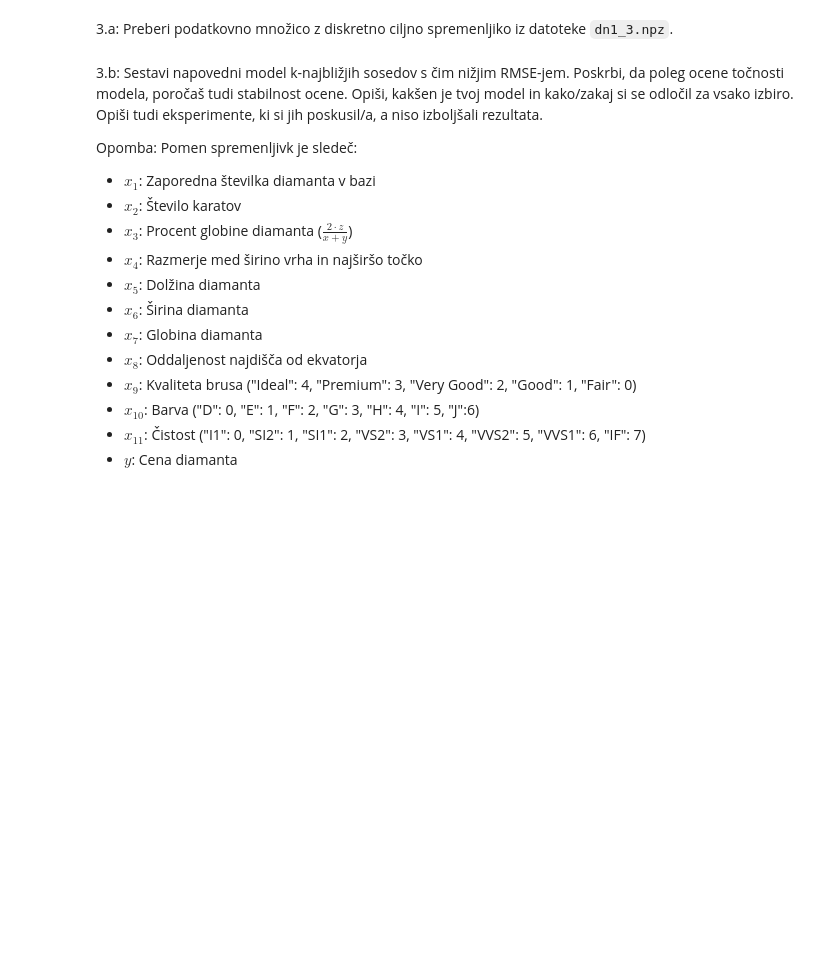
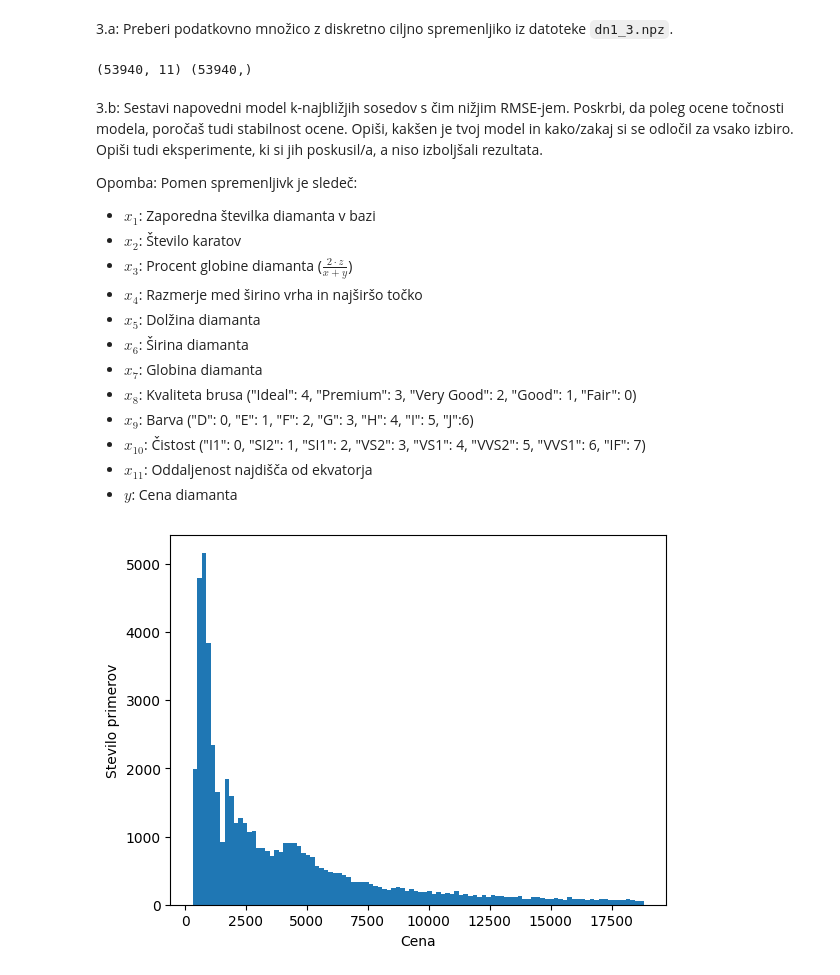
Before and after one commit to anejrozman/Machine-Learning-1, a Jupyter notebook: hw1/dn1.ipynb, the cells around one changed output. Cells and saved outputs as stored; diff of their text form; code cells hidden in the pictures; blank space fills up the shorter version.

```diff
--- a/hw1/dn1.ipynb
+++ b/hw1/dn1.ipynb
@@ -183,6 +337,11 @@ Ali se rezultati med prejšnjim in sedanjim modelom zelo razlikujejo? Kaj je po
 3.a: Preberi podatkovno množico z diskretno ciljno spremenljiko iz datoteke `dn1_3.npz`.
 # %%
 d3 = np.load('dn1_3.npz')
+X = d3['x']
+y = d3['y']
+print(X.shape, y.shape)
+# %% [output]
+(53940, 11) (53940,)
 # %% [markdown]
 3.b: Sestavi napovedni model k-najbližjih sosedov s čim nižjim RMSE-jem. Poskrbi, da poleg ocene točnosti modela, poročaš tudi stabilnost ocene. Opiši, kakšen je tvoj model in kako/zakaj si se odločil za vsako izbiro. Opiši tudi eksperimente, ki si jih poskusil/a, a niso izboljšali rezultata.
 
@@ -194,8 +353,8 @@ Opomba: Pomen spremenljivk je sledeč:
 - $x_5$: Dolžina diamanta
 - $x_6$: Širina diamanta
 - $x_7$: Globina diamanta
-- $x_8$: Oddaljenost najdišča od ekvatorja
-- $x_9$: Kvaliteta brusa ("Ideal": 4, "Premium": 3, "Very Good": 2, "Good": 1, "Fair": 0)
-- $x_{10}$: Barva ("D": 0, "E": 1, "F": 2, "G": 3, "H": 4, "I": 5, "J":6)
-- $x_{11}$: Čistost ("I1": 0, "SI2": 1, "SI1": 2, "VS2": 3, "VS1": 4, "VVS2": 5, "VVS1": 6, "IF": 7)
+- $x_8$: Kvaliteta brusa ("Ideal": 4, "Premium": 3, "Very Good": 2, "Good": 1, "Fair": 0)
+- $x_{9}$: Barva ("D": 0, "E": 1, "F": 2, "G": 3, "H": 4, "I": 5, "J":6)
+- $x_{10}$: Čistost ("I1": 0, "SI2": 1, "SI1": 2, "VS2": 3, "VS1": 4, "VVS2": 5, "VVS1": 6, "IF": 7)
+- $x_{11}$: Oddaljenost najdišča od ekvatorja
 - $y$: Cena diamanta
@@ -203,0 +361,23 @@ Opomba: Pomen spremenljivk je sledeč:
+# %%
+# Logika, normalizacija, dummy varables, dolocitev k-ja
+from sklearn.neighbors import KNeighborsClassifier
+from sklearn.metrics import accuracy_score, classification_report, confusion_matrix
+import pandas as pd
+import seaborn as sns
+import matplotlib.pyplot as plt
+
+np.random.seed(42)
+
+# Odstranimo prvo spremenljivko, saj ocitno vsebinsko ni relevantna (tudi ce bi bila slucajno korelirana numericno)
+X = X[:, 1:]
+
+# Normaliziraj podatke
+X = (X - np.mean(X, axis=0)) / np.std(X, axis=0)
+
+# Histogram y spremenljivke
+plt.hist(y, bins=100)
+plt.xlabel('Cena')
+plt.ylabel('Stevilo primerov')
+plt.show()
+# %% [output]
+[figure, added]
```
Also changed, not shown: parts of 12 cells of this notebook.
